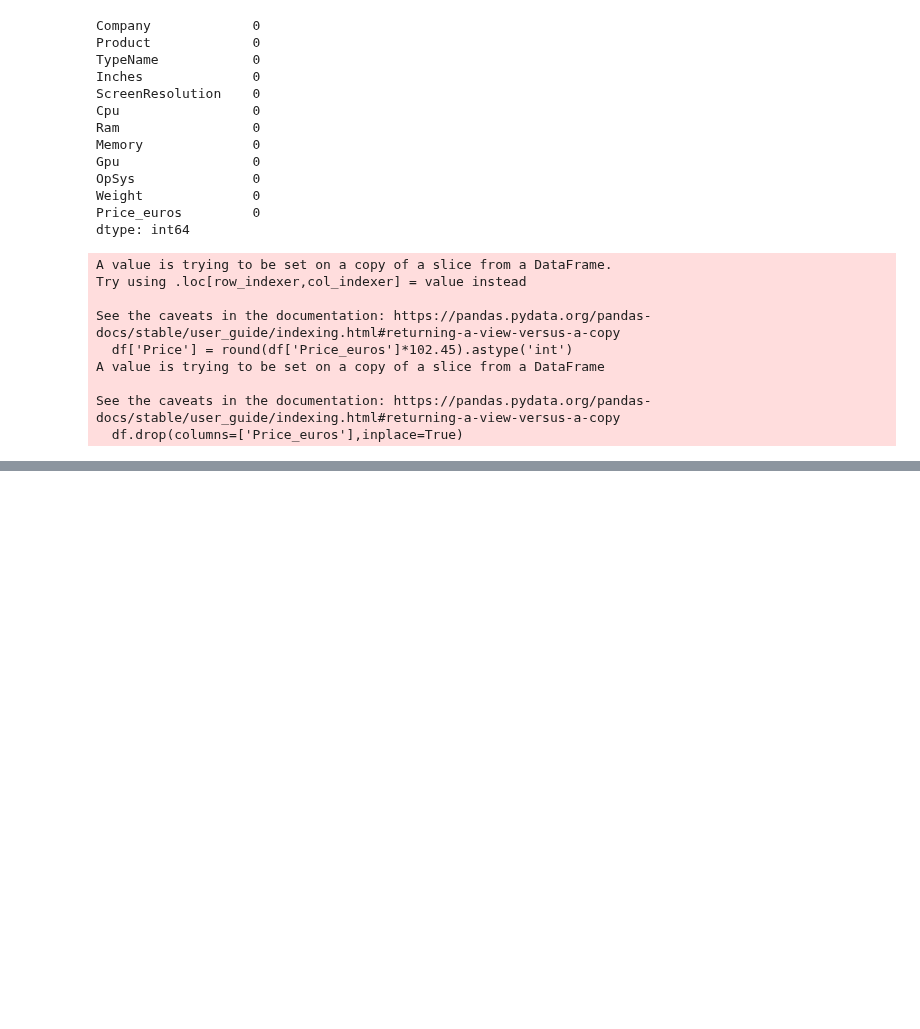
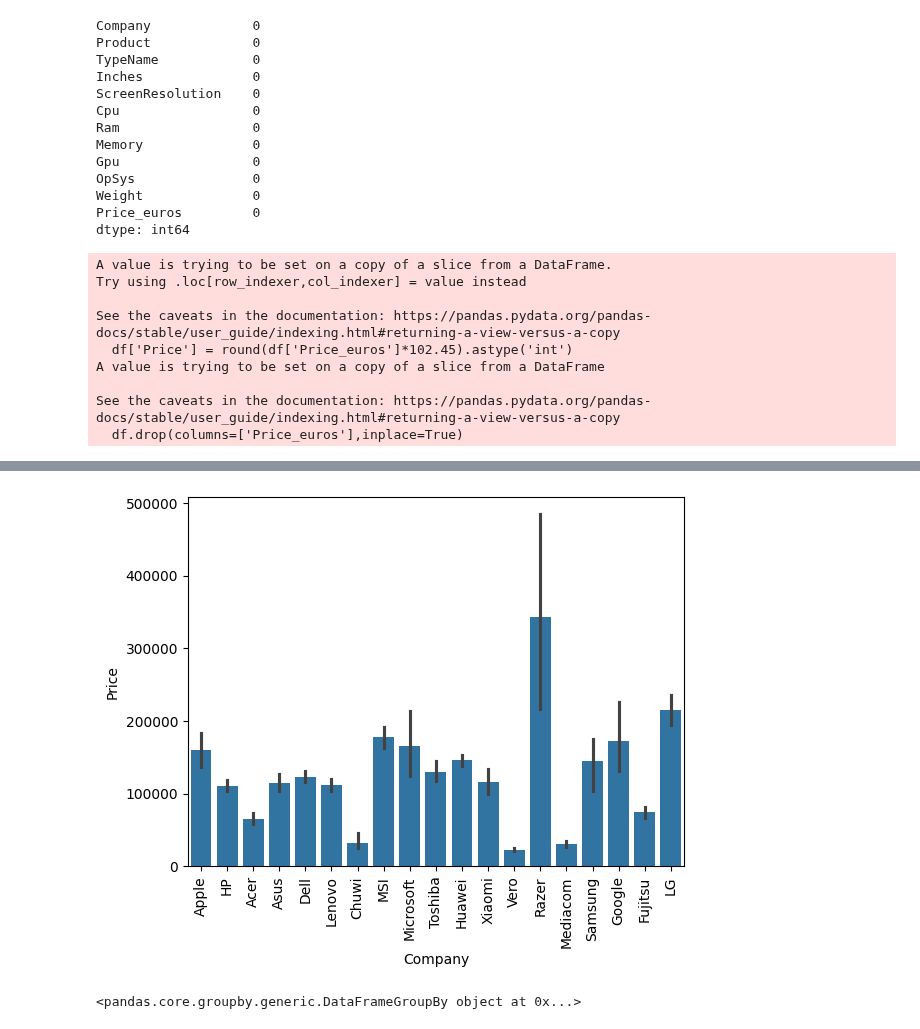
Before and after one commit to Avdhoot-Ukirde/Virtual-Environment-streamlit-Prediction-model, a Jupyter notebook: laptop.ipynb, the cells around one changed output, grey strips where cells are left out. Saved outputs shown, nothing was run; the diff lists cells and outputs as text; code cells hidden in the pictures; blank space fills up the shorter version.

```diff
--- a/laptop.ipynb
+++ b/laptop.ipynb
@@ -105,0 +100,10 @@ Name: Company, Length: 1275, dtype: object
+# %%
+sb.barplot(x=df['Company'], y= df['Price'])
+plt.xticks(rotation= 90)
+plt.show()
+# %% [output]
+[figure, added]
+# %%
+df.groupby(['Company'])
+# %% [output]
+<pandas.core.groupby.generic.DataFrameGroupBy object at 0x...>
```
Also changed, not shown: parts of 1 cell of this notebook.
